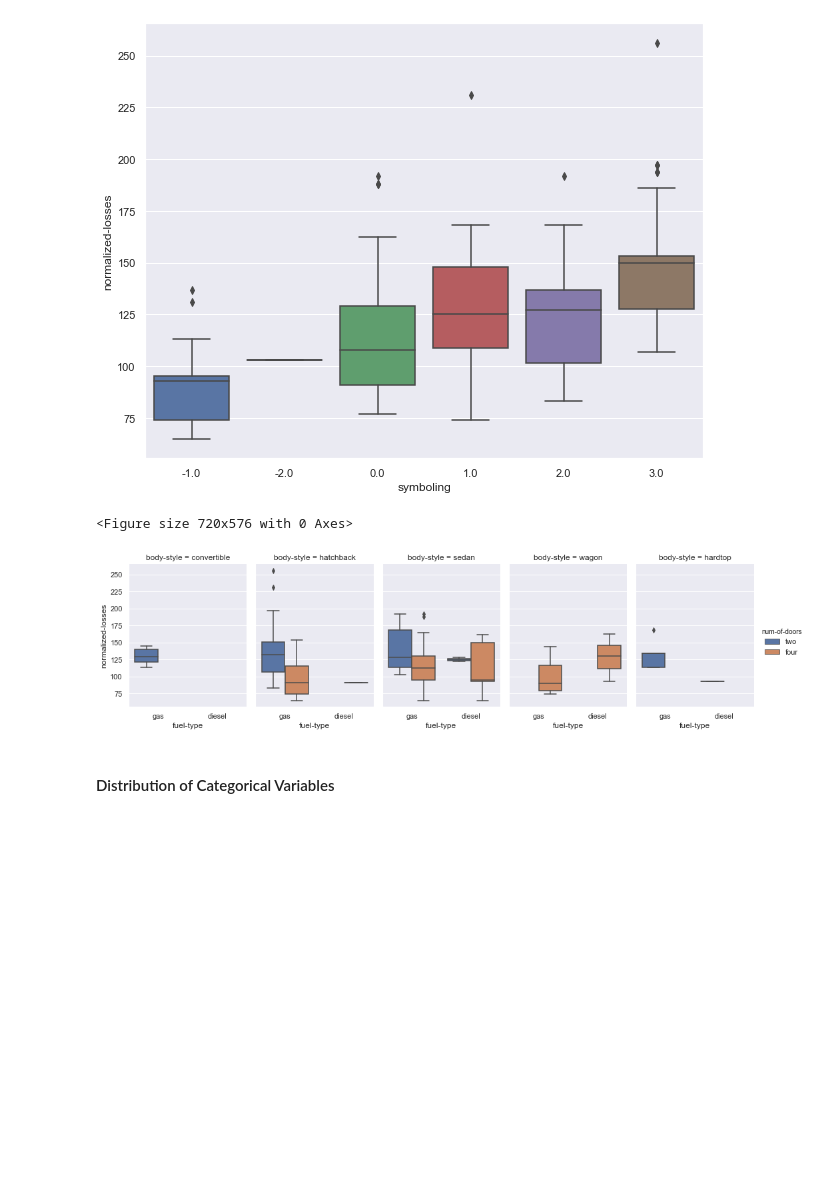
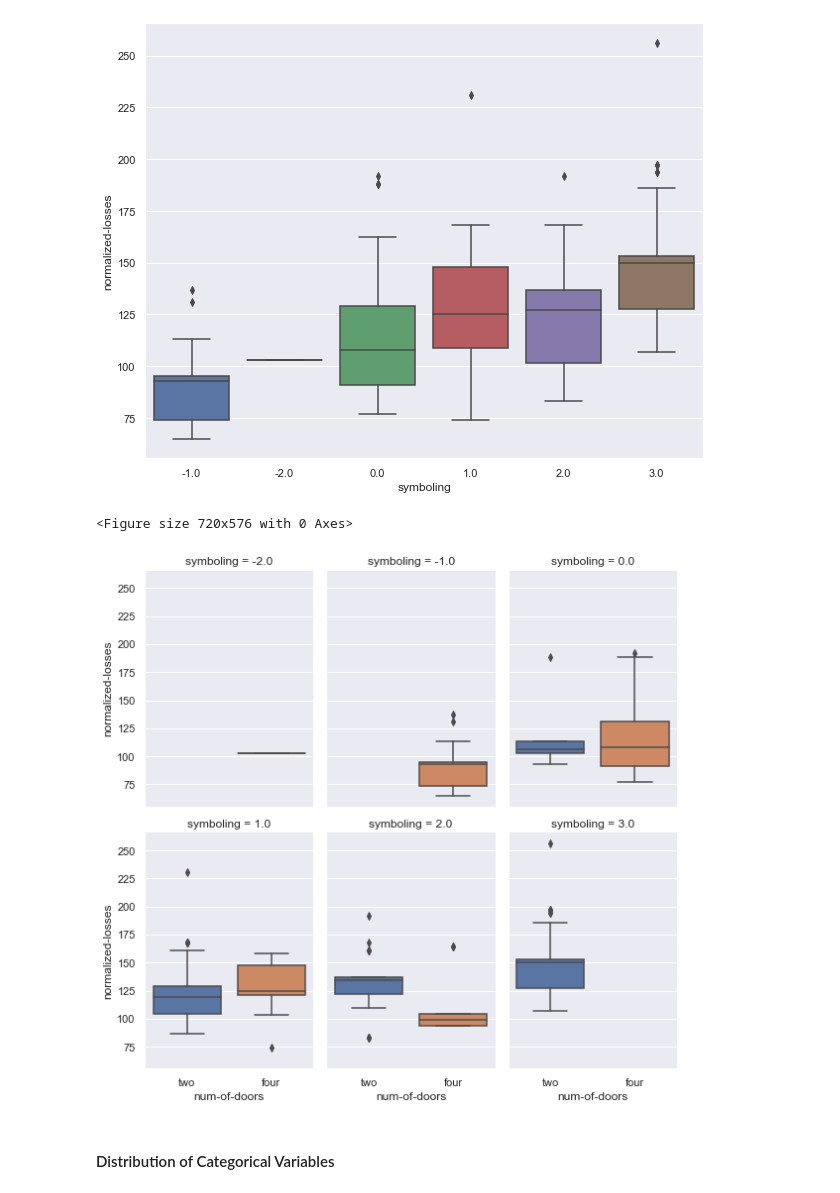
Before and after one commit to christinalchang/ucdavis-sta160, a Jupyter notebook: automobile.ipynb, the cells around one changed output. Saved outputs shown, nothing was run; the diff lists cells and outputs as text; code cells hidden in the pictures; blank space fills up the shorter version.

```diff
--- a/automobile.ipynb
+++ b/automobile.ipynb
@@ -263,14 +263,14 @@ sns.boxplot(x=df_copy['symboling'].astype(str),y=df_copy['normalized-losses'])
 [figure]
 # %%
 plt.figure(figsize=(10,8))
-sns.catplot(x='fuel-type', y='normalized-losses',
-                hue='num-of-doors', col='body-style',
+sns.catplot(x='num-of-doors', y='normalized-losses',
+                col='symboling',
                 data=df_copy, kind="box",
-                col_wrap = 5,
+                col_wrap = 3,
                 height=4, aspect=.7);
 # %% [output]
 <Figure size 720x576 with 0 Axes>
-[figure, old version]
+[figure, new version]
 # %% [markdown]
 #### Distribution of Categorical Variables
 # %%
```
Also changed, not shown: parts of 40 cells of this notebook.
